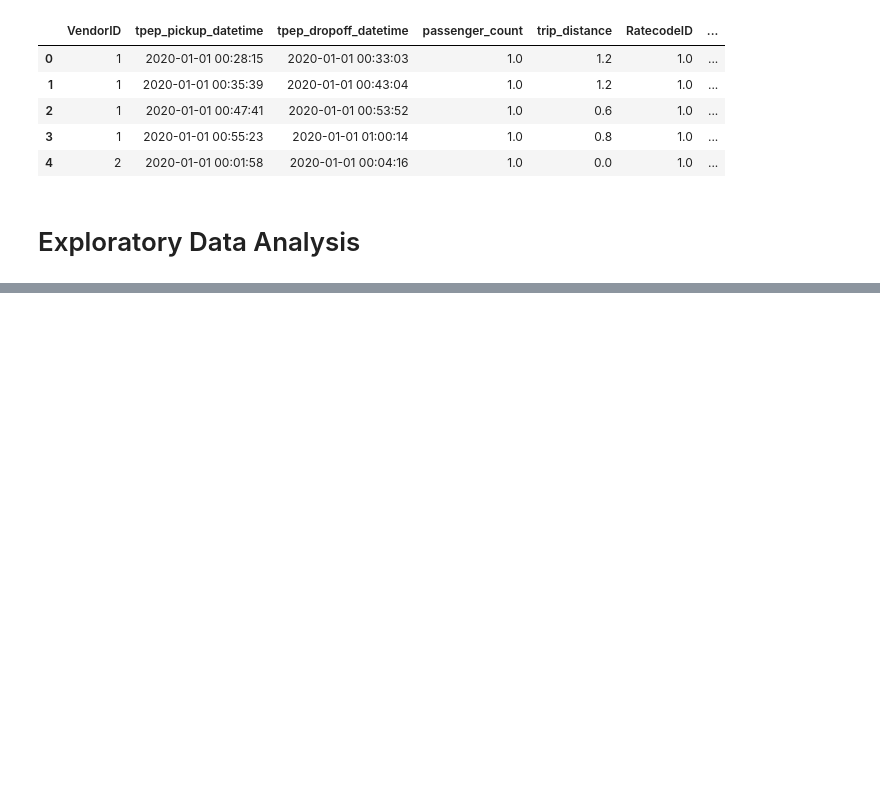
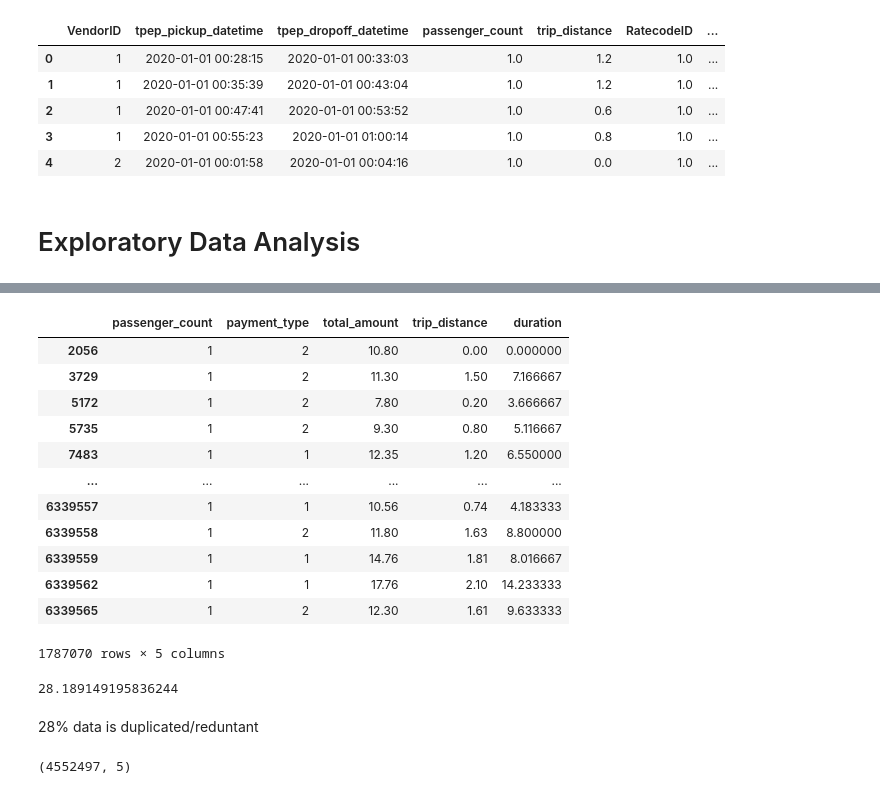
Before and after one commit to sahil095/Maximizing-revenue, a Jupyter notebook: Maximizing Revenue.ipynb, the cells around one changed output, grey strips where cells are left out. Cells and saved outputs as stored; diff of their text form; code cells hidden in the pictures; blank space fills up the shorter version.

```diff
--- a/Maximizing Revenue.ipynb
+++ b/Maximizing Revenue.ipynb
@@ -37,0 +65,5 @@ df.head()
+# %%
+# Calculate duration
+
+df['duration'] = df['tpep_dropoff_datetime'] - df['tpep_pickup_datetime']
+df['duration'] = df['duration'].dt.total_seconds()/60
@@ -37,0 +79,2 @@ df.head()
+# %%
+df = df[['passenger_count', 'payment_type', 'total_amount', 'trip_distance', 'duration']]
@@ -37,0 +103,2 @@ df.head()
+# %%
+df.dropna(inplace=True)
@@ -37,0 +109,5 @@ df.head()
+# %%
+# Change data dtype of passenger count column
+
+df['passenger_count'] = df['passenger_count'].astype('int64')
+df['payment_type'] = df['payment_type'].astype('int64')
@@ -37,0 +123,24 @@ df.head()
+# %%
+# Check for duplicate values
+
+df[df.duplicated()]
+# %% [output]
+|  | passenger_count | payment_type | total_amount | trip_distance | duration |
+| 2056 | 1 | 2 | 10.80 | 0.00 | 0.000000 |
+| 3729 | 1 | 2 | 11.30 | 1.50 | 7.166667 |
+| 5172 | 1 | 2 | 7.80 | 0.20 | 3.666667 |
+| 5735 | 1 | 2 | 9.30 | 0.80 | 5.116667 |
+| 7483 | 1 | 1 | 12.35 | 1.20 | 6.550000 |
+| ... | ... | ... | ... | ... | ... |
+| 6339557 | 1 | 1 | 10.56 | 0.74 | 4.183333 |
+| 6339558 | 1 | 2 | 11.80 | 1.63 | 8.800000 |
+| 6339559 | 1 | 1 | 14.76 | 1.81 | 8.016667 |
+| 6339562 | 1 | 1 | 17.76 | 2.10 | 14.233333 |
+| 6339565 | 1 | 2 | 12.30 | 1.61 | 9.633333 |
+1787070 rows × 5 columns
+# %%
+df[df.duplicated()].shape[0] / df.shape[0] * 100
+# %% [output]
+28.189149195836244
+# %% [markdown]
+28% data is duplicated/reduntant
@@ -37,0 +149,4 @@ df.head()
+# %%
+df.shape
+# %% [output]
+(4552497, 5)
```
Also changed, not shown: parts of 18 cells of this notebook.
